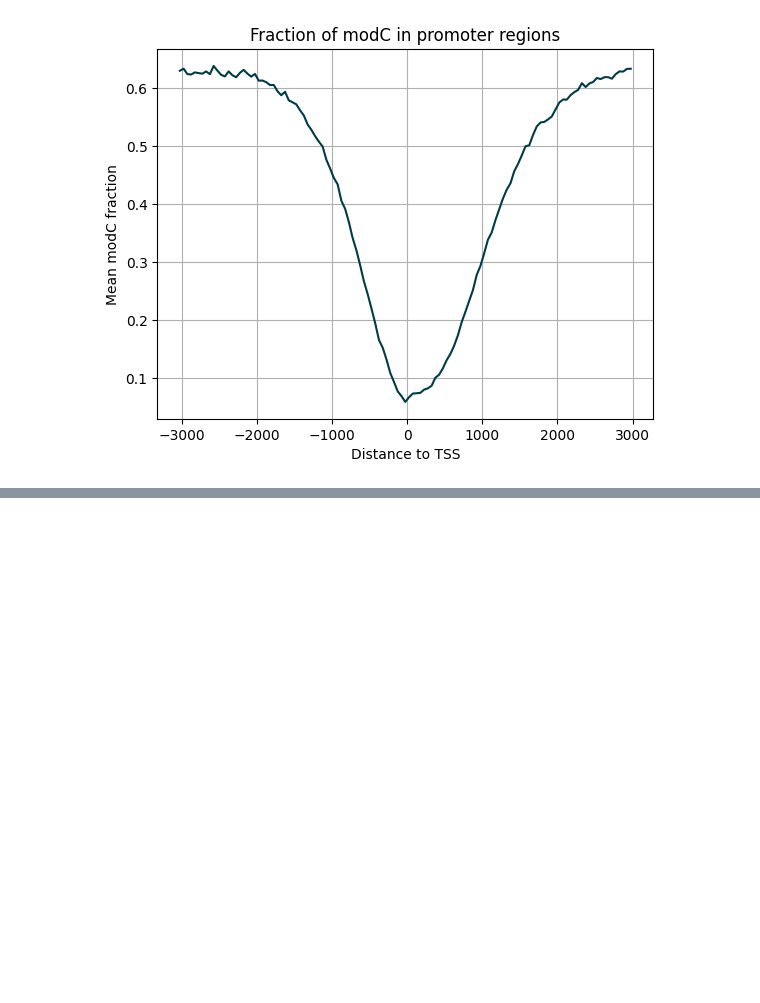
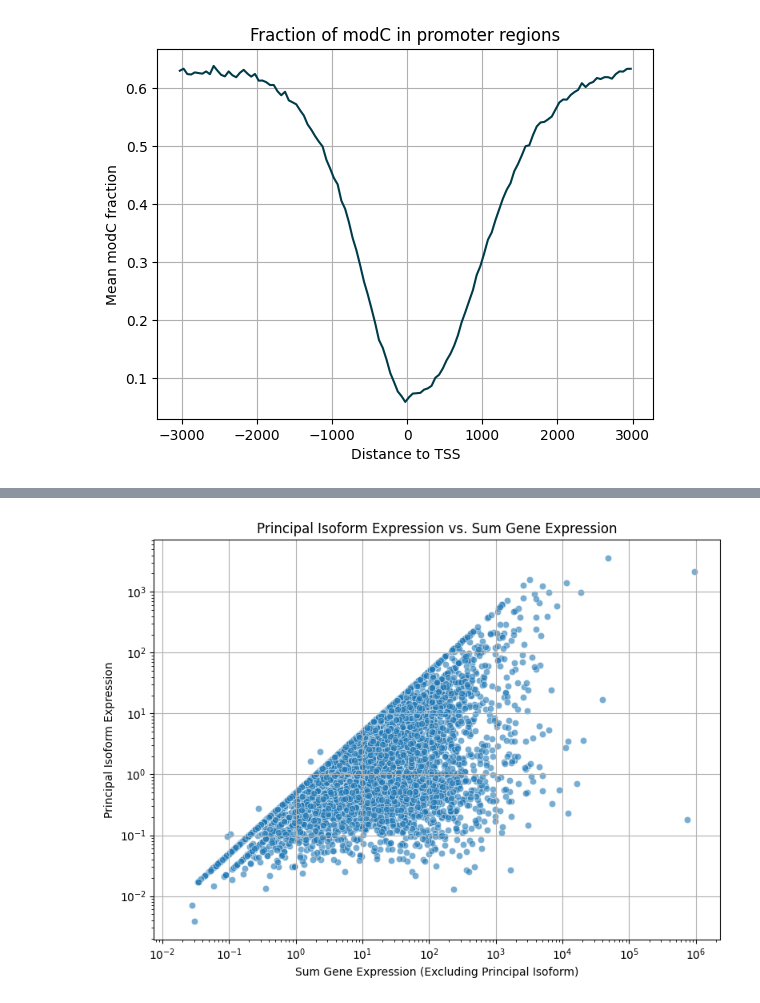
Before and after one commit to nicolawongch/gene_expression_prediction, a Jupyter notebook: methylation_analysis/regions_plot.ipynb, the cells around one changed output, grey strips where cells are left out. Drawn from its saved outputs; the diff is of its cells as text; code cells hidden in the pictures; blank space fills up the shorter version.

```diff
--- a/methylation_analysis/regions_plot.ipynb
+++ b/methylation_analysis/regions_plot.ipynb
@@ -35,0 +187,35 @@ plt.show()
+# %%
+import pandas as pd
+import seaborn as sns
+import matplotlib.pyplot as plt
+
+# Assuming df_expression (original data with all isoforms) and df_expression_updated (principal isoform) are loaded
+
+# Step 1: Compute the gene-level average expression (excluding the principal isoform)
+# Merge both dataframes on 'Gene_id'
+df_merged = pd.merge(df_expression, df_expression_updated[['Gene_id', 'Name', 'TPM']],
+                     on='Gene_id', suffixes=('_all_isoforms', '_principal'))
+
+# Compute the average expression for all isoforms except the principal isoform
+df_merged['sum_expression'] = df_merged.groupby('Gene_id')['TPM_all_isoforms'].transform(lambda x: x.sum())
+
+# Step 2: Filter for principal isoforms only and avoid duplicates in the merge
+df_principal_vs_gene = df_merged.drop_duplicates(subset='Gene_id')[['TPM_principal', 'sum_expression']]
+
+# Step 3: Plot a scatter plot showing principal isoform vs averaged gene expression
+plt.figure(figsize=(8, 6))
+sns.scatterplot(x='sum_expression', y='TPM_principal', data=df_principal_vs_gene, alpha=0.6)
+
+# Customize the plot
+plt.title('Principal Isoform Expression vs. Sum Gene Expression')
+plt.xlabel('Sum Gene Expression (Excluding Principal Isoform)')
+plt.ylabel('Principal Isoform Expression')
+plt.yscale('log')  # Optionally use log scale to handle spread
+plt.xscale('log')  # Optional for same reason
+plt.grid(True)
+plt.tight_layout()
+
+# Show the plot
+plt.show()
+# %% [output]
+[figure, added]
```
Also changed, not shown: parts of 6 cells of this notebook, 1 other file.
